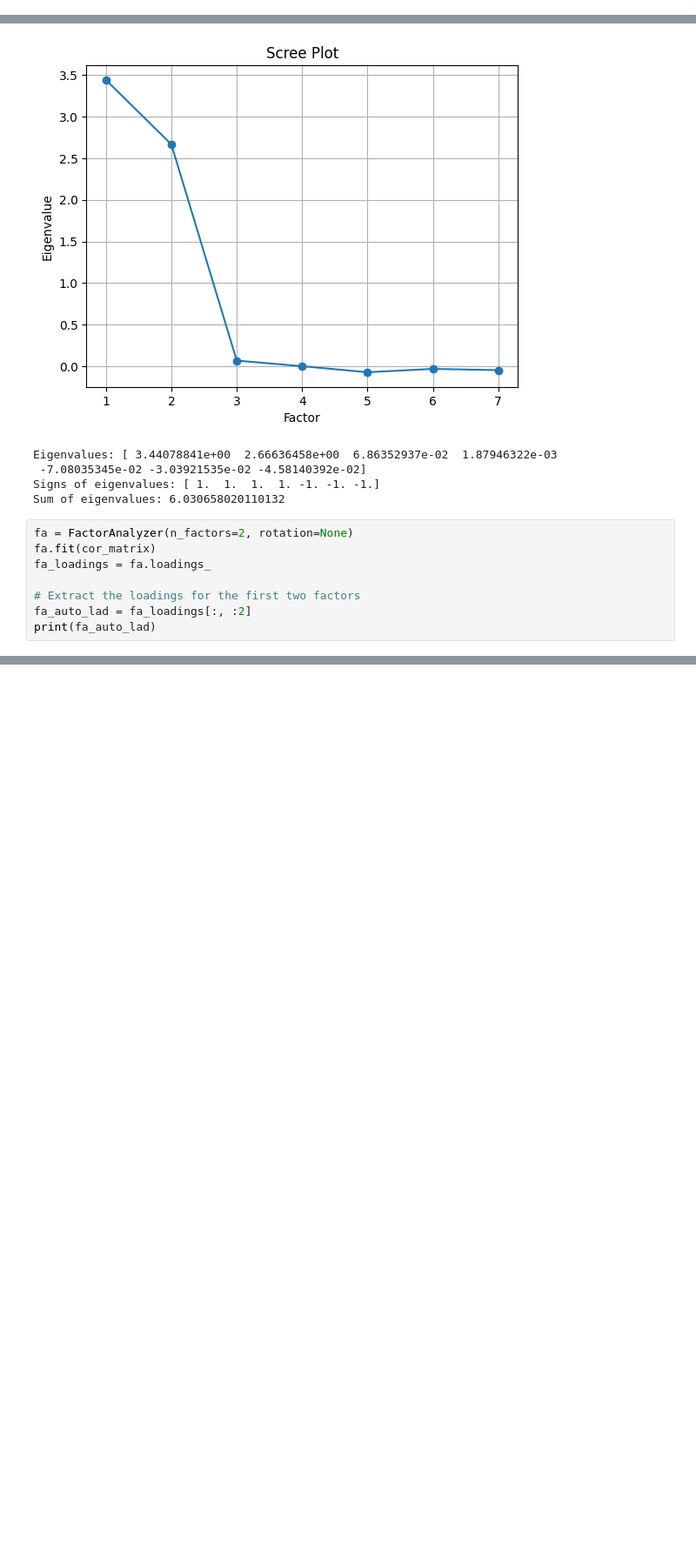
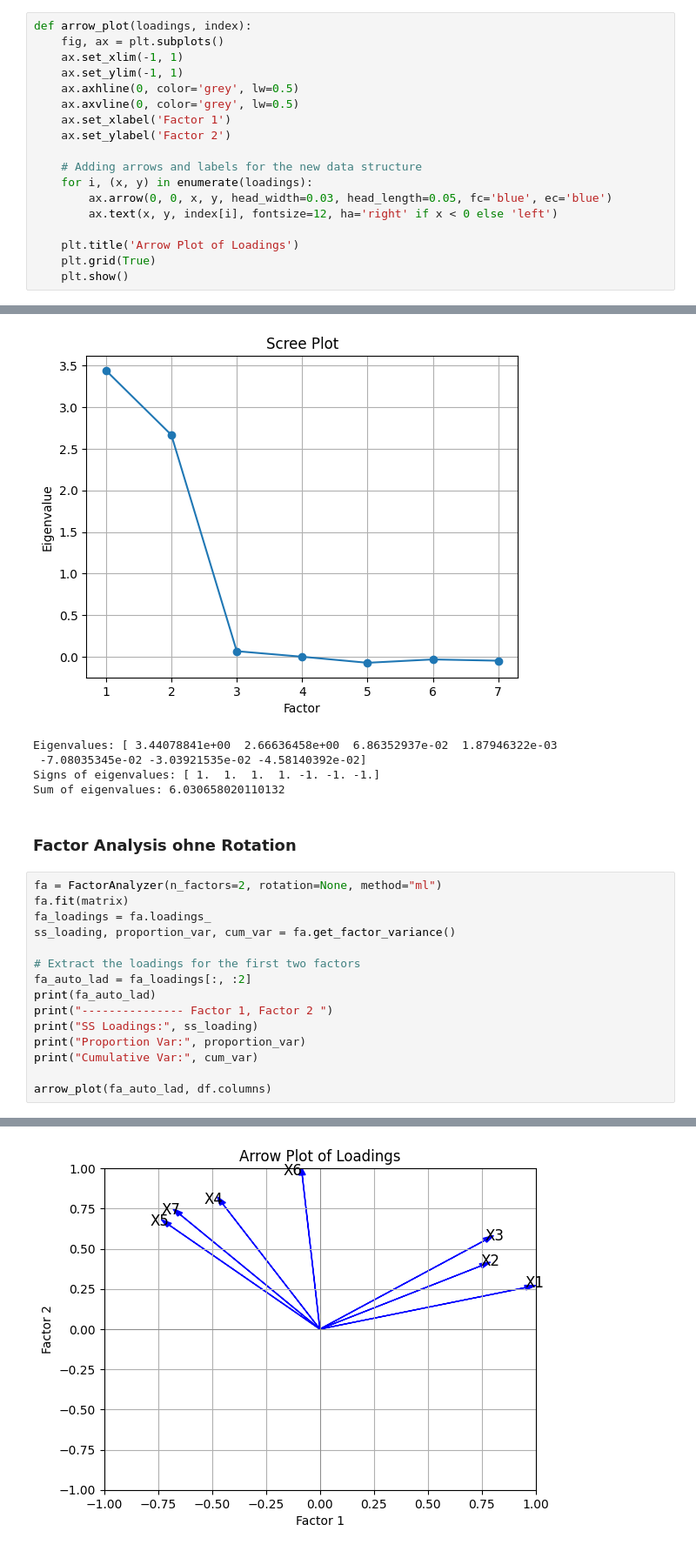
Before and after one commit to tombk556/Mehrdim.-Datenanalyse-und-stat.-Lernverfahren, a Jupyter notebook: Python/Prüfungsbeispiele.ipynb, the cells around one changed output, grey strips where cells are left out. Shown: that part at 87% size. Drawn from its saved outputs; the diff is of its cells as text; blank space fills up the shorter version.

```diff
--- a/Python/Prüfungsbeispiele.ipynb
+++ b/Python/Prüfungsbeispiele.ipynb
@@ -390,6 +390,24 @@ plt.show()
 [figure]
 # %% [markdown]
 ## Explorative Faktorenanalyse
+# %%
+def arrow_plot(loadings, index):
+    fig, ax = plt.subplots()
+    ax.set_xlim(-1, 1)
+    ax.set_ylim(-1, 1)
+    ax.axhline(0, color='grey', lw=0.5)
+    ax.axvline(0, color='grey', lw=0.5)
+    ax.set_xlabel('Factor 1')
+    ax.set_ylabel('Factor 2')
+
+    # Adding arrows and labels for the new data structure
+    for i, (x, y) in enumerate(loadings):
+        ax.arrow(0, 0, x, y, head_width=0.03, head_length=0.05, fc='blue', ec='blue')
+        ax.text(x, y, index[i], fontsize=12, ha='right' if x < 0 else 'left')
+
+    plt.title('Arrow Plot of Loadings')
+    plt.grid(True)
+    plt.show()
 # %%
 from factor_analyzer import FactorAnalyzer
 
@@ -449,12 +467,21 @@ Eigenvalues: [ 3.44078841e+00  2.66636458e+00  6.86352937e-02  1.87946322e-03
  -7.08035345e-02 -3.03921535e-02 -4.58140392e-02]
 Signs of eigenvalues: [ 1.  1.  1.  1. -1. -1. -1.]
 Sum of eigenvalues: 6.030658020110132
+# %% [markdown]
+### Factor Analysis ohne Rotation
 # %%
-fa = FactorAnalyzer(n_factors=2, rotation=None)
-fa.fit(cor_matrix)
+fa = FactorAnalyzer(n_factors=2, rotation=None, method="ml")
+fa.fit(matrix)
 fa_loadings = fa.loadings_
+ss_loading, proportion_var, cum_var = fa.get_factor_variance()
 
 # Extract the loadings for the first two factors
 fa_auto_lad = fa_loadings[:, :2]
 print(fa_auto_lad)
+print("--------------- Factor 1, Factor 2 ")
+print("SS Loadings:", ss_loading)
+print("Proportion Var:", proportion_var)
+print("Cumulative Var:", cum_var)
+
+arrow_plot(fa_auto_lad, df.columns)
 # %% [output]
@@ -467,0 +499 @@ print(fa_auto_lad)
+[figure, added]
```
Also changed, not shown: parts of 3 cells of this notebook.
